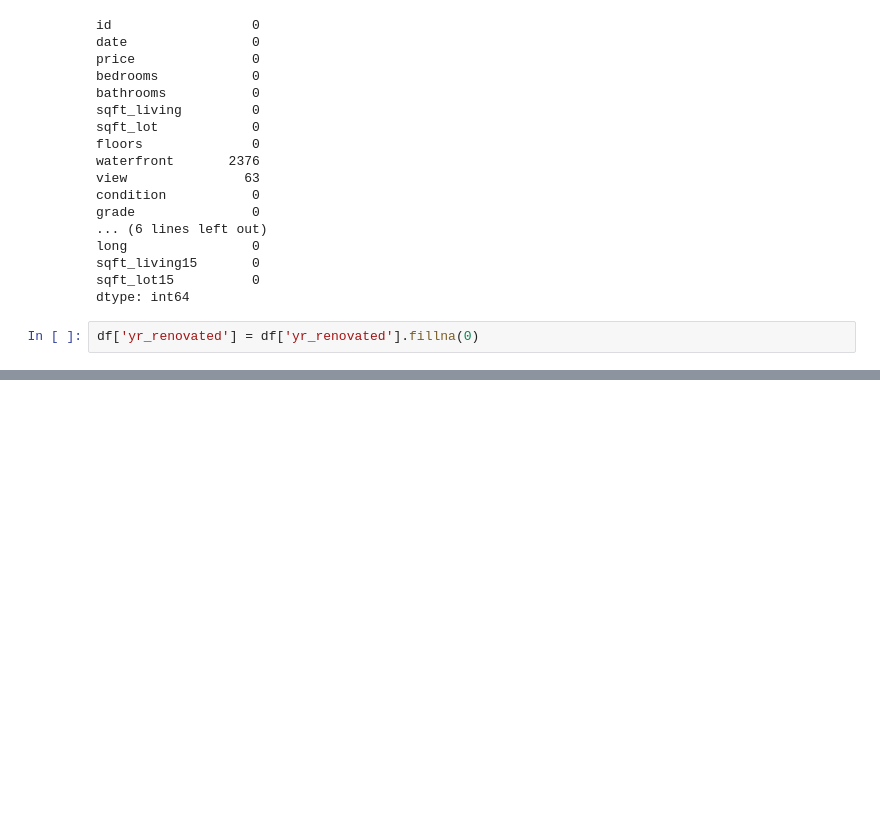
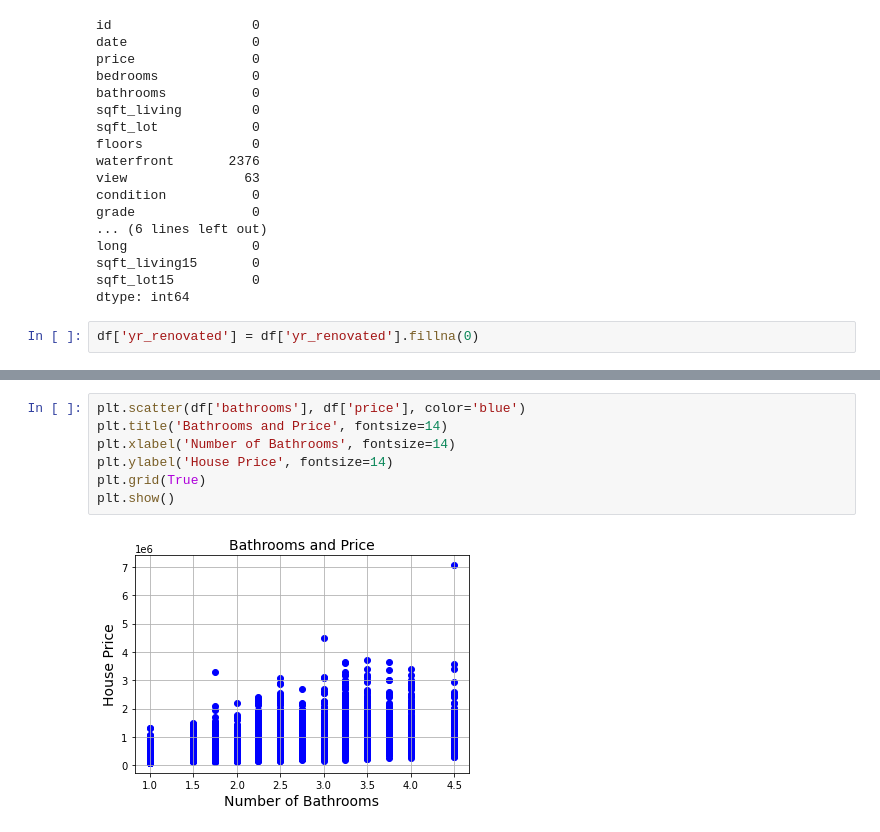
Before and after one commit to justinweible/Housing_Data_Analysis, a Jupyter notebook: data/bed_bath_floor_yr.ipynb, the cells around one changed output, grey strips where cells are left out. Drawn from its saved outputs; the diff is of its cells as text; blank space fills up the shorter version.

```diff
--- a/data/bed_bath_floor_yr.ipynb
+++ b/data/bed_bath_floor_yr.ipynb
@@ -113,0 +223,9 @@ df['yr_renovated'] = df['yr_renovated'].fillna(0)
+# %%
+plt.scatter(df['bathrooms'], df['price'], color='blue')
+plt.title('Bathrooms and Price', fontsize=14)
+plt.xlabel('Number of Bathrooms', fontsize=14)
+plt.ylabel('House Price', fontsize=14)
+plt.grid(True)
+plt.show()
+# %% [output]
+[figure, added]
```
Also changed, not shown: parts of 22 cells of this notebook.
